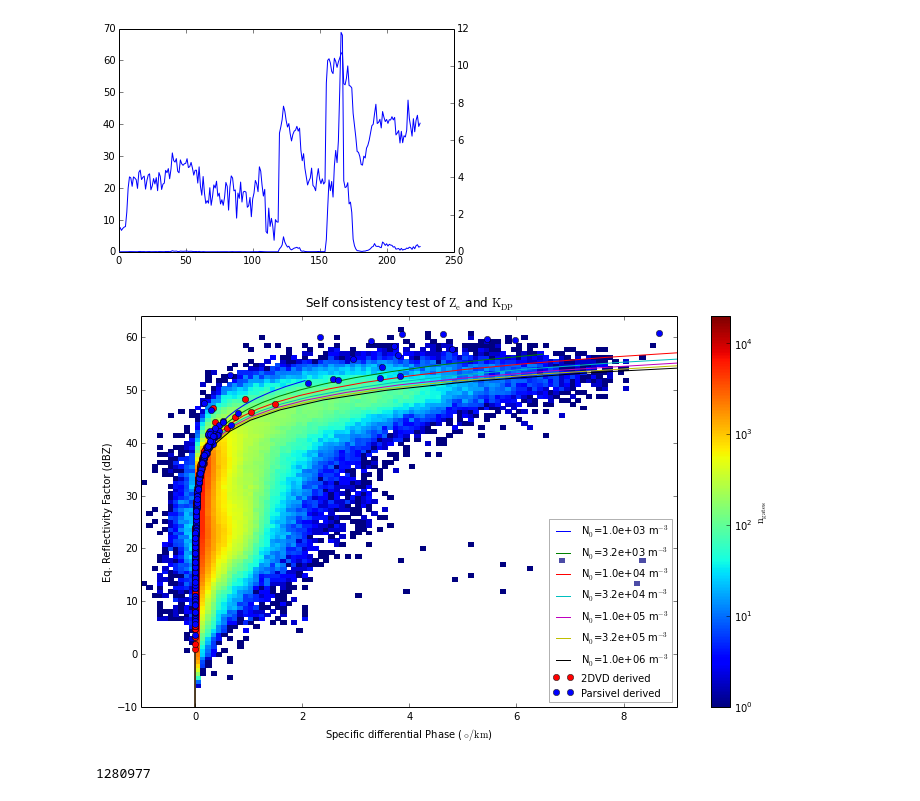
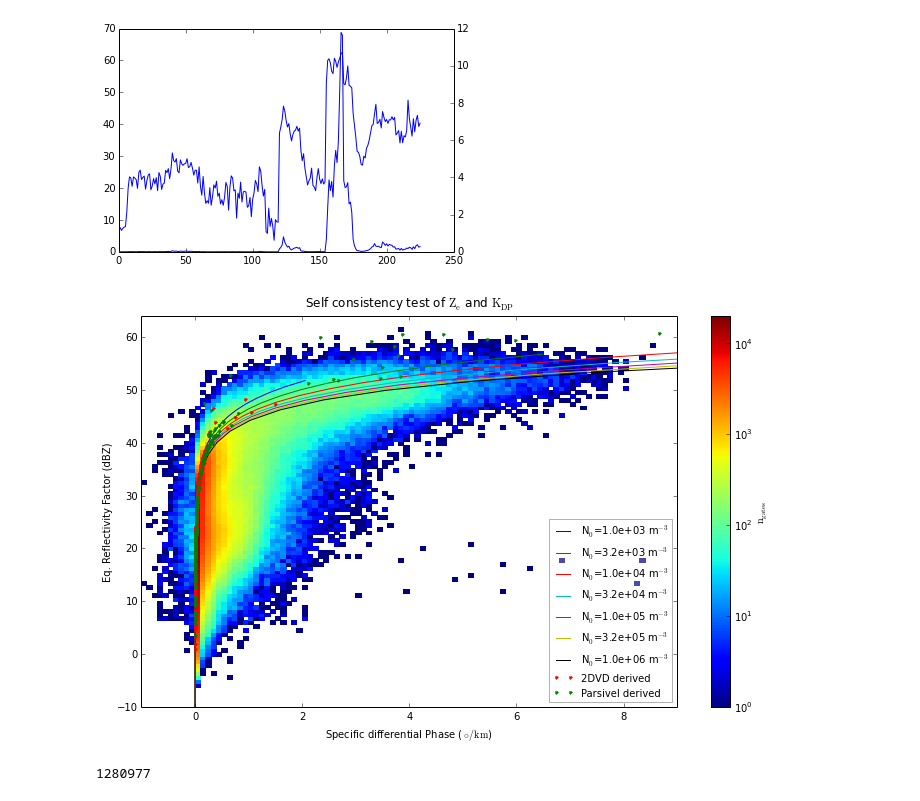
Before and after one commit to scollis/notebooks, a Jupyter notebook: C-SAPR Self Consistency test plus T-Matrix.ipynb, the cells around one changed output. Cells and saved outputs as stored; diff of their text form; code cells hidden in the pictures.

```diff
--- a/C-SAPR Self Consistency test plus T-Matrix.ipynb
+++ b/C-SAPR Self Consistency test plus T-Matrix.ipynb
@@ -327,22 +327,22 @@ plt.plot(kdpp2)
 # %%
 plots=[]
 fig = plt.figure(figsize=[12,7])
 pcm = plt.pcolormesh(sc_yedges, sc_xedges, sc_H, vmin=1,  norm=matplotlib.colors.LogNorm())
 for i in range(len(labels)):
     plots.append(plt.plot(kdp[:,i],10.0*np.log10(z[:,i]), label=labels[i]))
-plt.plot(kdp2dvd, 10.0*np.log10(0.0001+ z2dvd), 'ro', label="2DVD derived")
-plt.plot(kdpp2, 10.0*np.log10(0.0001+ zp2), 'bo', label="Parsivel derived")
+plt.plot(kdp2dvd, 10.0*np.log10(0.0001+ z2dvd), 'r.', label="2DVD derived")
+plt.plot(kdpp2, 10.0*np.log10(0.0001+ zp2), 'g.', label="Parsivel derived")
 
 plt.xlabel('Specific differential Phase ($\mathrm{\circ{}/km}$)')
 plt.ylabel('Eq. Reflectivity Factor (dBZ)');cb=plt.colorbar()
 plt.gca().axes.set_ylim(refl_range)
 plt.gca().axes.set_xlim(kdp_range)
 cb.set_label(r'$\mathrm{n_{gates}}$')
 title=plt.title('Self consistency test of $\mathrm{Z_e}$ and $\mathrm{K_{DP}}$ ')
 plt.legend(loc=4, framealpha=0.3, fontsize=10)
 title.set_y(1.01)
 # %% [output]
-[figure, old version]
+[figure, new version]
 # %%
 coherent = myradar.fields['norm_coherent_power']['data'][:,0:-20].flatten() > .5
 water = my_display.z[:,0:-20].flatten()/1000.0 < 3.0
```
